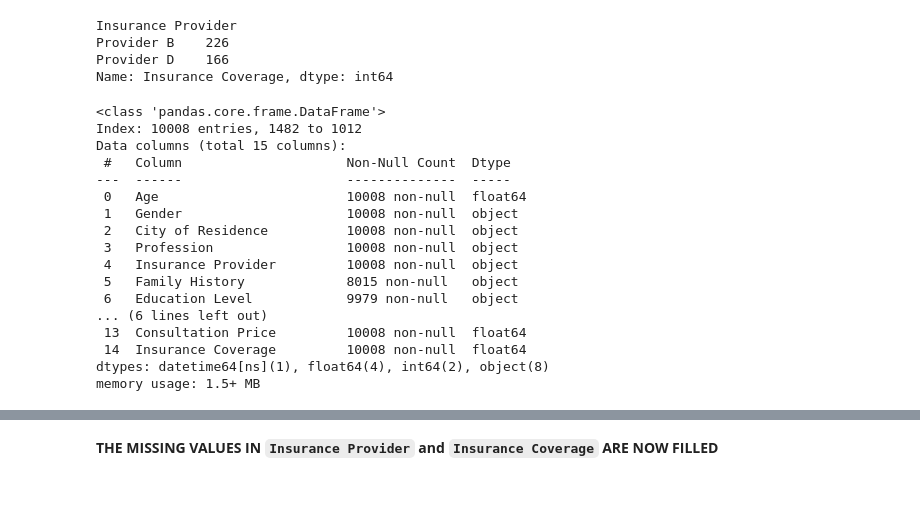
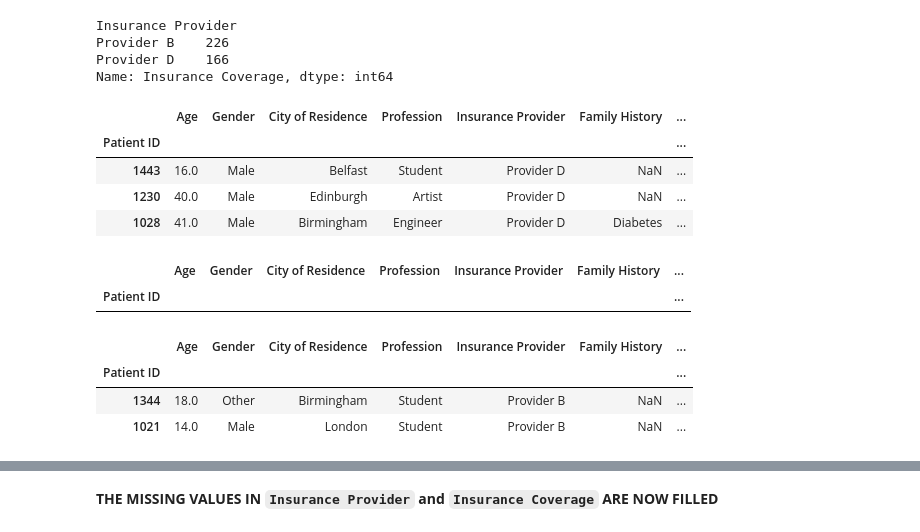
Before and after one commit to amdbsilva/pre-processing, a Jupyter notebook: projeto de datapreprocessing.ipynb, the cells around one changed output, grey strips where cells are left out. Cells and saved outputs as stored; diff of their text form; code cells hidden in the pictures; blank space fills up the shorter version.

```diff
--- a/projeto de datapreprocessing.ipynb
+++ b/projeto de datapreprocessing.ipynb
@@ -330,20 +330,10 @@ for patient_id in patients_rows_has_insurance_provider.index:
 # %%
-data.info()
+# rows in which the insurance coverage is bigger than the consultation price
+data_provider_d = data[~(data['Insurance Coverage'].isna()) & (data['Insurance Provider'] != 'None')]
+data_provider_d[(data_provider_d['Consultation Price'] < data_provider_d['Insurance Coverage']) & (data_provider_d['Insurance Provider'] == 'Provider D')]
 # %% [output]
-<class 'pandas.core.frame.DataFrame'>
-Index: 10008 entries, 1482 to 1012
-Data columns (total 15 columns):
- #   Column                     Non-Null Count  Dtype
----  ------                     --------------  -----
- 0   Age                        10008 non-null  float64
- 1   Gender                     10008 non-null  object
- 2   City of Residence          10008 non-null  object
- 3   Profession                 10008 non-null  object
- 4   Insurance Provider         10008 non-null  object
- 5   Family History             8015 non-null   object
- 6   Education Level            9979 non-null   object
-... (6 lines left out)
- 13  Consultation Price         10008 non-null  float64
- 14  Insurance Coverage         10008 non-null  float64
-dtypes: datetime64[ns](1), float64(4), int64(2), object(8)
-memory usage: 1.5+ MB
+|  | Age | Gender | City of Residence | Profession | Insurance Provider | Family History | ... |
+| Patient ID |  |  |  |  |  |  | ... |
+| 1443 | 16.0 | Male | Belfast | Student | Provider D | NaN | ... |
+| 1230 | 40.0 | Male | Edinburgh | Artist | Provider D | NaN | ... |
+| 1028 | 41.0 | Male | Birmingham | Engineer | Provider D | Diabetes | ... |
@@ -349,0 +350,9 @@ memory usage: 1.5+ MB
+# %%
+# through this we see that Provider D always covers all of the Consultation Price
+data_provider_d = data[~(data['Insurance Coverage'].isna()) & (data['Insurance Provider'] != 'None')]
+data_provider_d2 = data_provider_d[(data_provider_d['Insurance Provider'] == 'Provider D') &
+                                   ~(data_provider_d['Consultation Price'] == data_provider_d['Insurance Coverage'])]
+data_provider_d2
+# %% [output]
+|  | Age | Gender | City of Residence | Profession | Insurance Provider | Family History | ... |
+| Patient ID |  |  |  |  |  |  | ... |
@@ -349,0 +364,14 @@ memory usage: 1.5+ MB
+# %%
+# every Insurance Coverage is 90% of the Consultation Price except when the Insurance Coverage is bigger than the Consultation Price
+data_provider_b = data.loc[
+    ~(data['Insurance Coverage'].isna()) &
+    (data['Insurance Provider'] == 'Provider B'),
+    :
+]
+data_provider_b['Coverage Percentage'] = (data_provider_b['Insurance Coverage'] / data_provider_b['Consultation Price']).round(2)
+data_provider_b[data_provider_b['Coverage Percentage']!=0.9]
+# %% [output]
+|  | Age | Gender | City of Residence | Profession | Insurance Provider | Family History | ... |
+| Patient ID |  |  |  |  |  |  | ... |
+| 1344 | 18.0 | Other | Birmingham | Student | Provider B | NaN | ... |
+| 1021 | 14.0 | Male | London | Student | Provider B | NaN | ... |
```
Also changed, not shown: parts of 9 cells of this notebook, 1 other file.
